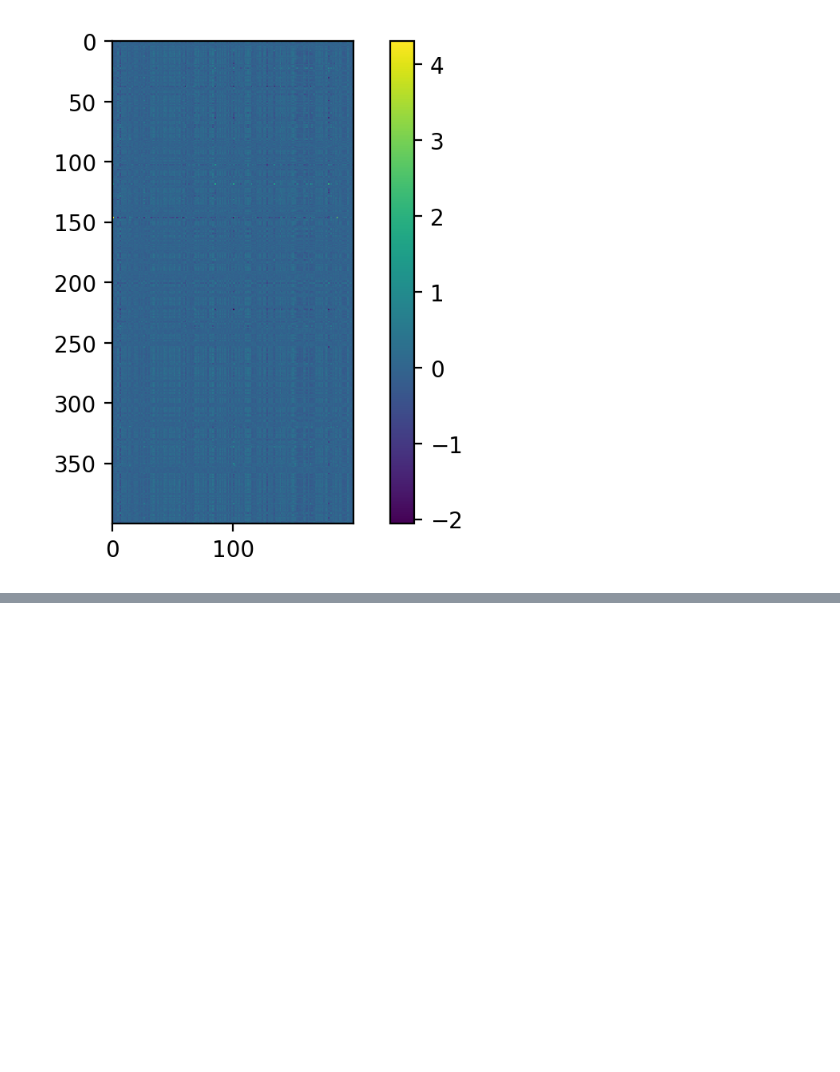
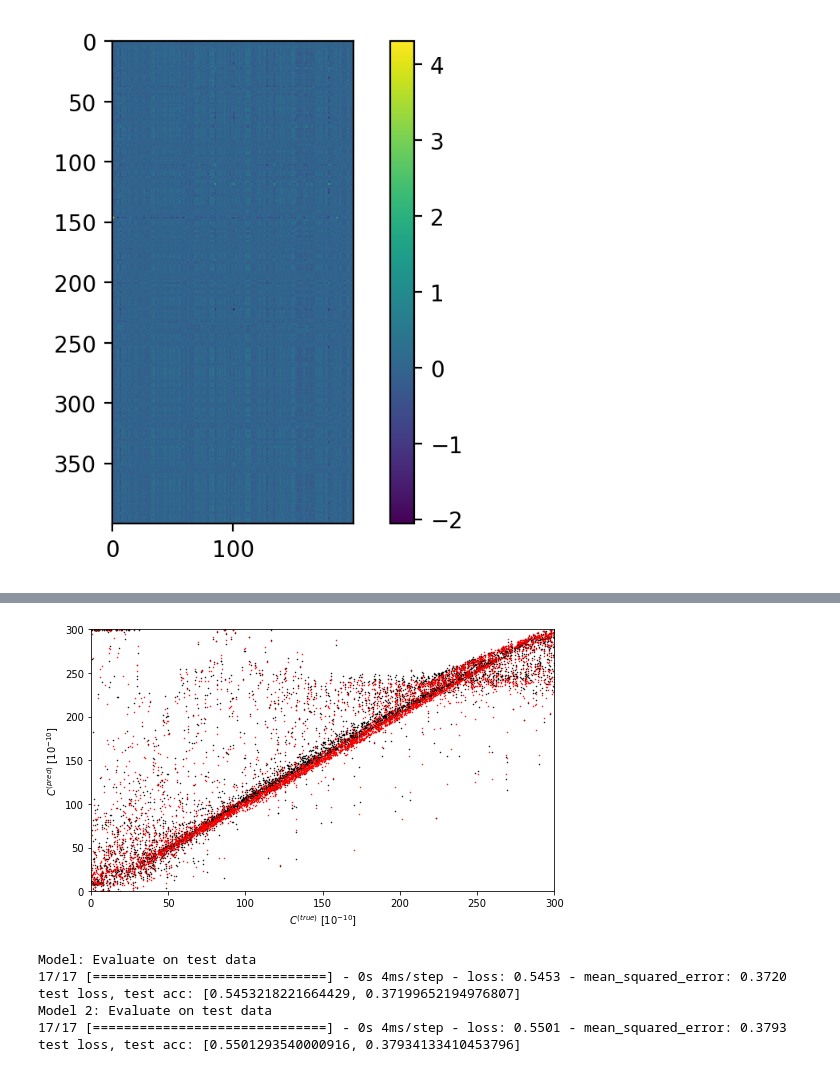
Before and after one commit to alozar-si/ml-naloga-3, a Jupyter notebook: Introduction01-Getting_started.ipynb, the cells around one changed output, grey strips where cells are left out. Saved outputs shown, nothing was run; the diff lists cells and outputs as text; code cells hidden in the pictures; blank space fills up the shorter version.

```diff
--- a/Introduction01-Getting_started.ipynb
+++ b/Introduction01-Getting_started.ipynb
@@ -234,0 +234,3 @@ plt.show()
+# %%
+obj = GenerateData()
+obj.generate(5000)
@@ -234,0 +240,34 @@ plt.show()
+# %%
+X_test = obj.all_intensities[0]
+Y_test = obj.all_cs
+# %%
+X_predict2 = model2.predict(X_test) * 300
+X_predict = model.predict(X_test) * 300
+# %%
+plt.figure(figsize=(7.5, 4.5))
+plt.plot(Y_test * 1e10, X_predict2, 'k.', markersize=1)
+plt.plot(Y_test * 1e10, X_predict, 'r.', markersize=1)
+plt.xlim(0, 300)
+plt.ylim(0, 300)
+plt.xlabel('$C^{(true)}$ $[10^{-10}]$')
+plt.ylabel('$C^{(pred)}$ $[10^{-10}]$')
+plt.tight_layout()
+plt.show()
+# %% [output]
+[figure, added]
+# %%
+# Evaluate the model on the test data using `evaluate`
+print("Model: Evaluate on test data")
+results = model.evaluate(X_test, Y_test, batch_size=300)
+print("test loss, test acc:", results)
+
+print("Model 2: Evaluate on test data")
+results2 = model2.evaluate(X_test, Y_test, batch_size=300)
+print("test loss, test acc:", results2)
+# %% [output]
+Model: Evaluate on test data
+17/17 [==============================] - 0s 4ms/step - loss: 0.5453 - mean_squared_error: 0.3720
+test loss, test acc: [0.5453218221664429, 0.37199652194976807]
+Model 2: Evaluate on test data
+17/17 [==============================] - 0s 4ms/step - loss: 0.5501 - mean_squared_error: 0.3793
+test loss, test acc: [0.5501293540000916, 0.37934133410453796]
```
Also changed, not shown: parts of 6 cells of this notebook, 1 other file.
